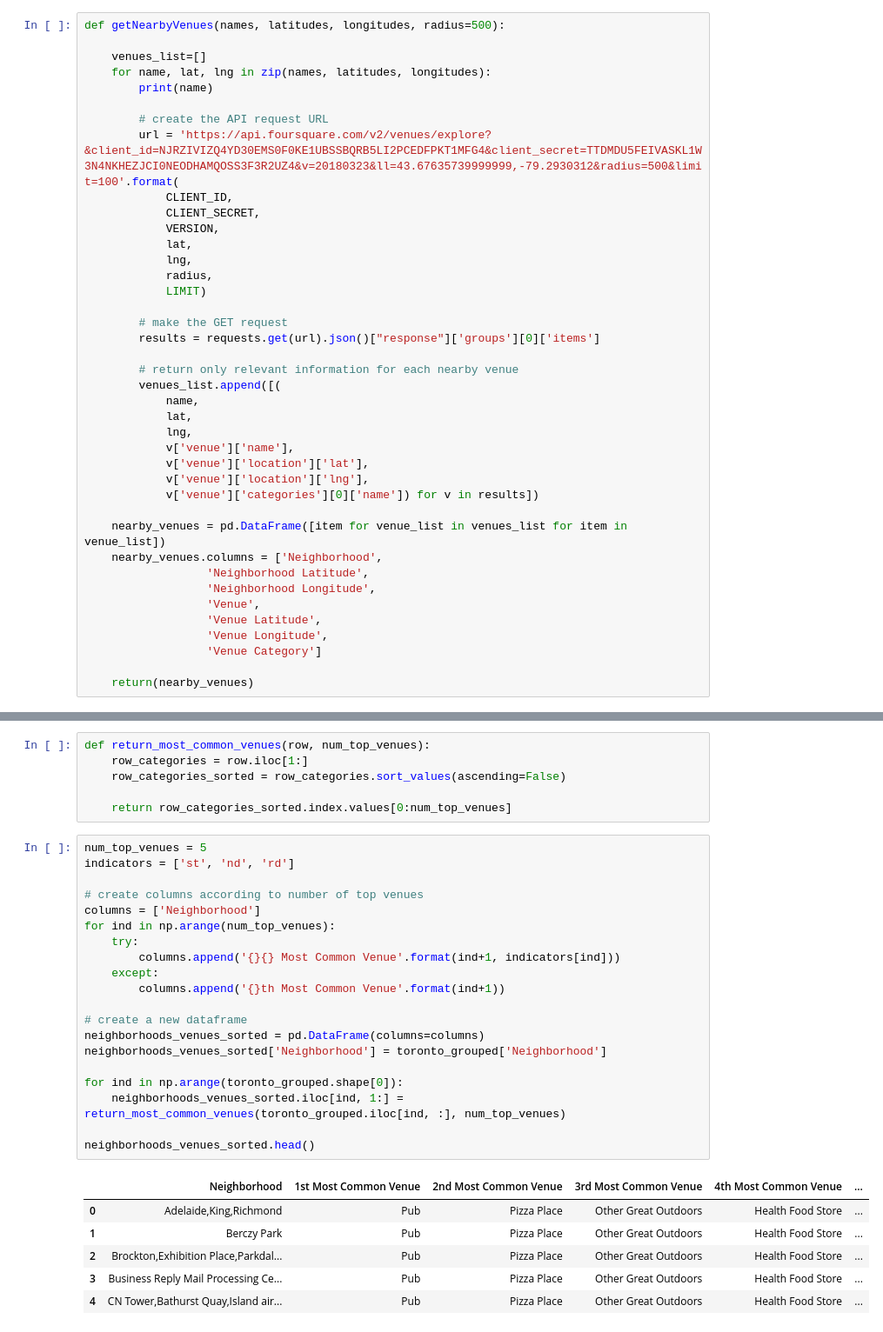
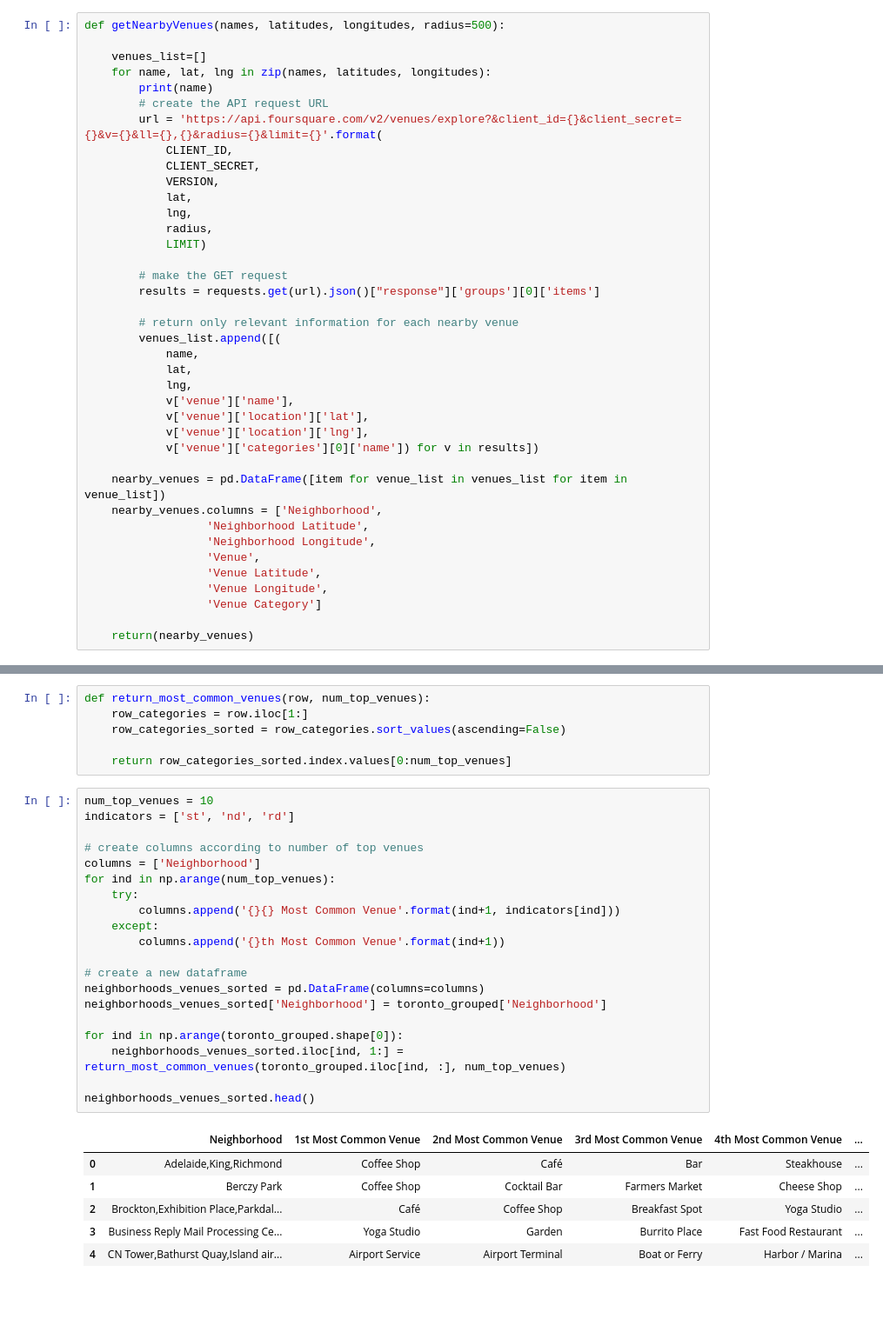
Before and after one commit to nairsubhash/Coursera_Capstone, a Jupyter notebook: Toronto_Clustering_SN2 copy 1.ipynb, the cells around one changed output, grey strips where cells are left out. Shown: that part at 87% size. Drawn from its saved outputs; the diff is of its cells as text; blank space fills up the shorter version.

Commit message:
Published from Watson Studio.

```diff
--- a/Toronto_Clustering_SN2 copy 1.ipynb
+++ b/Toronto_Clustering_SN2 copy 1.ipynb
@@ -274,9 +274,8 @@ def getNearbyVenues(names, latitudes, longitudes, radius=500):
     venues_list=[]
     for name, lat, lng in zip(names, latitudes, longitudes):
         print(name)
-
         # create the API request URL
-        url = 'https://api.foursquare.com/v2/venues/explore?&client_id=NJRZIVIZQ4YD30EMS0F0KE1UBSSBQRB5LI2PCEDFPKT1MFG4&client_secret=TTDMDU5FEIVASKL1W3N4NKHEZJCI0NEODHAMQOSS3F3R2UZ4&v=20180323&ll=43.67635739999999,-79.2930312&radius=500&limit=100'.format(
+        url = 'https://api.foursquare.com/v2/venues/explore?&client_id={}&client_secret={}&v={}&ll={},{}&radius={}&limit={}'.format(
             CLIENT_ID,
             CLIENT_SECRET,
             VERSION,
@@ -451,31 +450,31 @@ def return_most_common_venues(row, num_top_venues):
 
     return row_categories_sorted.index.values[0:num_top_venues]
 # %%
-num_top_venues = 5
+num_top_venues = 10
 indicators = ['st', 'nd', 'rd']
 
 # create columns according to number of top venues
 columns = ['Neighborhood']
 for ind in np.arange(num_top_venues):
     try:
         columns.append('{}{} Most Common Venue'.format(ind+1, indicators[ind]))
     except:
         columns.append('{}th Most Common Venue'.format(ind+1))
 
 # create a new dataframe
 neighborhoods_venues_sorted = pd.DataFrame(columns=columns)
 neighborhoods_venues_sorted['Neighborhood'] = toronto_grouped['Neighborhood']
 
 for ind in np.arange(toronto_grouped.shape[0]):
     neighborhoods_venues_sorted.iloc[ind, 1:] = return_most_common_venues(toronto_grouped.iloc[ind, :], num_top_venues)
 
 neighborhoods_venues_sorted.head()
 # %% [output]
 |  | Neighborhood | 1st Most Common Venue | 2nd Most Common Venue | 3rd Most Common Venue | 4th Most Common Venue | ... |
-| 0 | Adelaide,King,Richmond | Pub | Pizza Place | Other Great Outdoors | Health Food Store | ... |
-| 1 | Berczy Park | Pub | Pizza Place | Other Great Outdoors | Health Food Store | ... |
-| 2 | Brockton,Exhibition Place,Parkdal... | Pub | Pizza Place | Other Great Outdoors | Health Food Store | ... |
-| 3 | Business Reply Mail Processing Ce... | Pub | Pizza Place | Other Great Outdoors | Health Food Store | ... |
-| 4 | CN Tower,Bathurst Quay,Island air... | Pub | Pizza Place | Other Great Outdoors | Health Food Store | ... |
+| 0 | Adelaide,King,Richmond | Coffee Shop | Café | Bar | Steakhouse | ... |
+| 1 | Berczy Park | Coffee Shop | Cocktail Bar | Farmers Market | Cheese Shop | ... |
+| 2 | Brockton,Exhibition Place,Parkdal... | Café | Coffee Shop | Breakfast Spot | Yoga Studio | ... |
+| 3 | Business Reply Mail Processing Ce... | Yoga Studio | Garden | Burrito Place | Fast Food Restaurant | ... |
+| 4 | CN Tower,Bathurst Quay,Island air... | Airport Service | Airport Terminal | Boat or Ferry | Harbor / Marina | ... |
 # %%
 # set number of clusters
```
Also changed, not shown: parts of 17 cells of this notebook.
